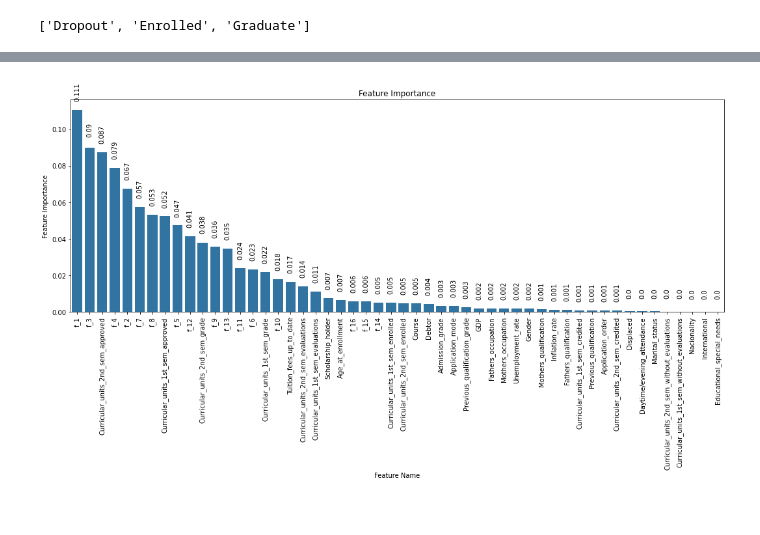
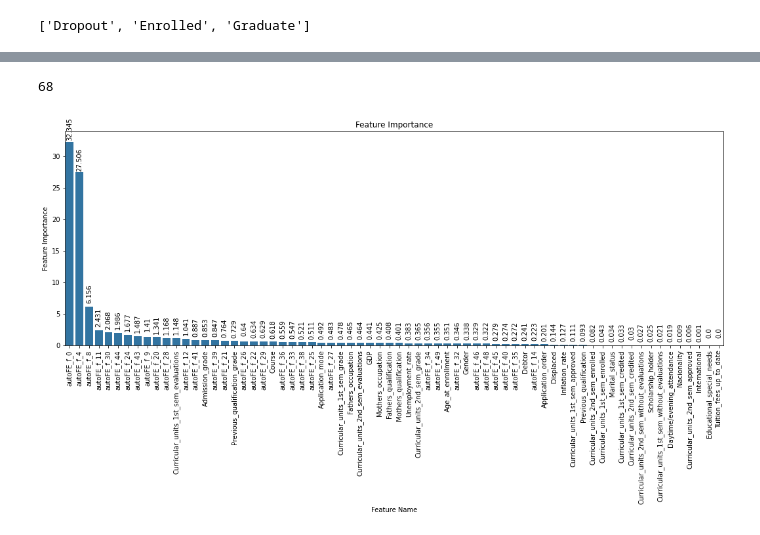
Before and after one commit to bk-anupam/KaggleChallenges, a Jupyter notebook: TABULAR/PS4E6/ps4e6_exp2.ipynb, the cells around one changed output, grey strips where cells are left out. Drawn from its saved outputs; the diff is of its cells as text; code cells hidden in the pictures.

```diff
--- a/TABULAR/PS4E6/ps4e6_exp2.ipynb
+++ b/TABULAR/PS4E6/ps4e6_exp2.ipynb
@@ -178,5 +300,41 @@ model_params = {'n_estimators': 703, 'max_depth': 10, 'min_samples_leaf': 4, 'mi
+# %%
+def tune_model_params(study_name, study_direction, num_trials, model_name,
+                      preprocessor, df,  feature_cols, metric, target_col_name,
+                      single_fold=False, num_folds=5):
+    model_params_tuning_obj_partial = partial(
+        hyperparams_tuning_objective,
+        model_name=model_name,
+        preprocessor=preprocessor,
+        df=df,
+        feature_cols=feature_cols,
+        metric=metric,
+        target_col_name=target_col_name,
+        single_fold=single_fold,
+        num_folds=num_folds
+    )
+    study = optuna.create_study(direction=study_direction, study_name=study_name)
+    study.optimize(model_params_tuning_obj_partial, n_trials=num_trials)
+    best_trial = study.best_trial
+    print(f"Best trial: number = {best_trial.number}, value = {best_trial.value}, params = {best_trial.params}")
+    return best_trial.params
 # %%
 df_train = cv_split_utils.strat_kfold_dataframe(df_train,
                                                 target_col_name=Config.TARGET_COL_NAME,
                                                 random_state=Config.RANDOM_SEED,
                                                 num_folds=Config.NUM_FOLDS)
+# %%
+if tuned_model_params is None:
+    #df = df_train.sample(frac=0.1, random_state=Config.RANDOM_SEED)
+    tuned_model_params = tune_model_params(
+                            study_name=Config.MODEL_TYPE + "_ModelTuning",
+                            study_direction="maximize",
+                            num_trials=Config.NUM_TUNING_TRIALS,
+                            model_name=Config.MODEL_TYPE,
+                            preprocessor=preprocessor,
+                            df=df_train,
+                            feature_cols=feature_cols_after_fe,
+                            metric=Config.METRIC,
+                            target_col_name=Config.TARGET_COL_NAME,
+                            single_fold=Config.TUNE_ON_SINGLE_FOLD,
+                            num_folds=Config.NUM_FOLDS
+                    )
@@ -183,3 +346,10 @@ df_train = cv_split_utils.strat_kfold_dataframe(df_train,
+# %%
+model_params = None
+params_static = model_static_params.get(Config.MODEL_TYPE)
+if params_static is not None and tuned_model_params is not None:
+    model_params = {**model_static_params[Config.MODEL_TYPE], **tuned_model_params}
+else:
+    model_params = tuned_model_params
 # %%
 %%time
 fold_metrics_model, df_oof_preds, preprocessor = tt.train_and_validate(
@@ -211,8 +409,12 @@ len(features)
 def extract_after_delimiter(text):
   return text.split("__", 1)[1] if len(text.split("__")) > 1 else text
 
+features = preprocessor.get_feature_names_out()
 # Apply the function to the feature names using lambda
 features = list(map(extract_after_delimiter, features))
+len(features)
+# %% [output]
+68
 # %%
 model = fold_metrics_model[0][1]
 df_feature_imp = pd.DataFrame()
@@ -224,23 +426,23 @@ df_feature_imp = df_feature_imp.sort_values(by="f_imp", ascending=False)
 # %%
 # Set the figure size
 plt.figure(figsize=(18, 6))
 # Create the bar plot
 sns.barplot(x="f_name", y="f_imp", data=df_feature_imp)
 # Rotate x-axis labels for better readability
 plt.xticks(rotation=90)
 # Add feature importance values on top of each bar (adjusted positioning)
 for bar in plt.gca().containers[0]:
-  plt.text(bar.get_x() + bar.get_width() / 2, bar.get_height() + 0.01, round(bar.get_height(), 3),
+  plt.text(bar.get_x() + bar.get_width() / 2, bar.get_height() + 2.0, round(bar.get_height(), 3),
            ha='center', va='center', rotation=90)  # Adjust vertical offset
 # Customize plot title and labels (optional)
 plt.title("Feature Importance")
 plt.xlabel("Feature Name")
 plt.ylabel("Feature Importance")
 # Show the plot
 #plt.tight_layout()
 plt.show()
 # %% [output]
-[figure, old version]
+[figure, new version]
 # %%
 # from sklearn.ensemble import RandomForestClassifier
 
```
Also changed, not shown: parts of 24 cells of this notebook.
